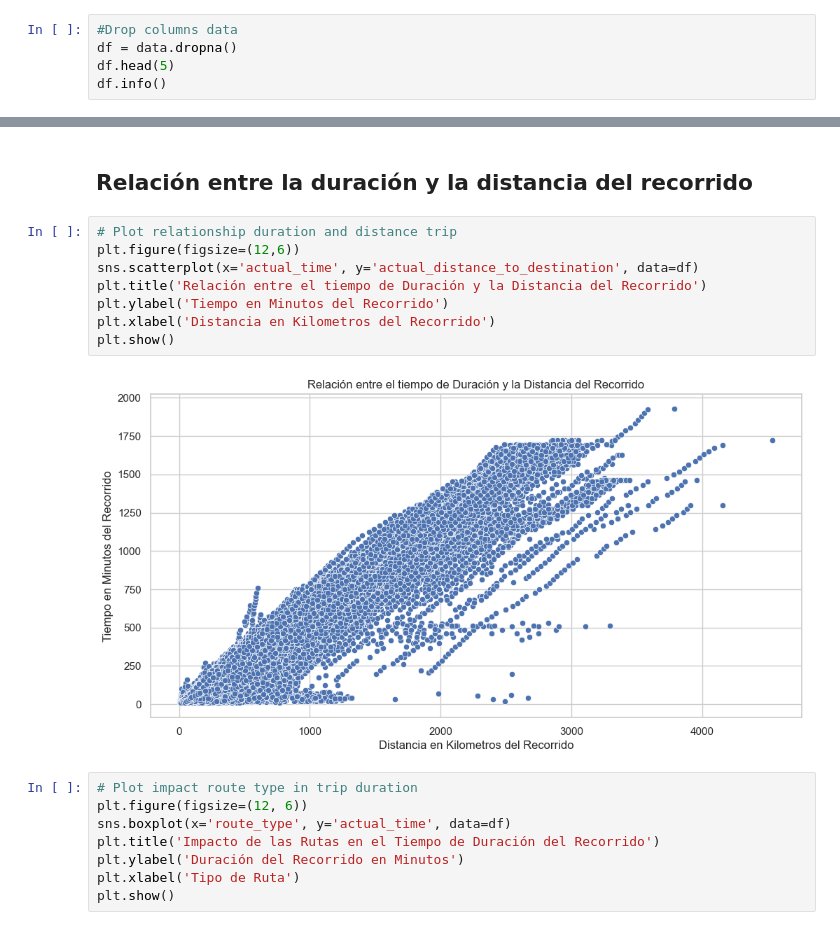
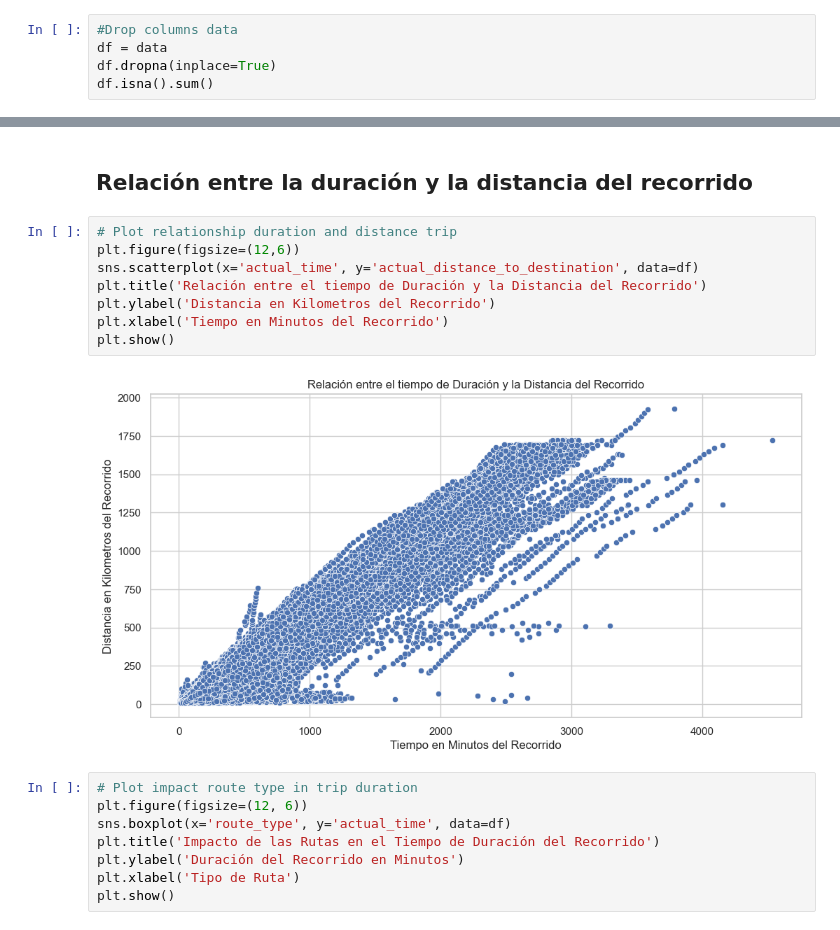
Before and after one commit to luroel/Deep-Dive-Delhivery, a Jupyter notebook: main.ipynb, the cells around one changed output, grey strips where cells are left out. Drawn from its saved outputs; the diff is of its cells as text.

```diff
--- a/main.ipynb
+++ b/main.ipynb
@@ -101,7 +121,7 @@ dtype: int64
 Eliminando columnas con valores faltantes para nuestro análisis
 # %%
 #Drop columns data
-df = data.dropna()
-df.head(5)
-df.info()
+df = data
+df.dropna(inplace=True)
+df.isna().sum()
 # %% [output]
@@ -171,13 +191,13 @@ plt.show()
 # %%
 # Plot relationship duration and distance trip
 plt.figure(figsize=(12,6))
 sns.scatterplot(x='actual_time', y='actual_distance_to_destination', data=df)
 plt.title('Relación entre el tiempo de Duración y la Distancia del Recorrido')
-plt.ylabel('Tiempo en Minutos del Recorrido')
-plt.xlabel('Distancia en Kilometros del Recorrido')
+plt.ylabel('Distancia en Kilometros del Recorrido')
+plt.xlabel('Tiempo en Minutos del Recorrido')
 plt.show()
 # %% [output]
-[figure, old version]
+[figure, new version]
 # %%
 # Plot impact route type in trip duration
 plt.figure(figsize=(12, 6))
```
Also changed, not shown: parts of 12 cells of this notebook.
